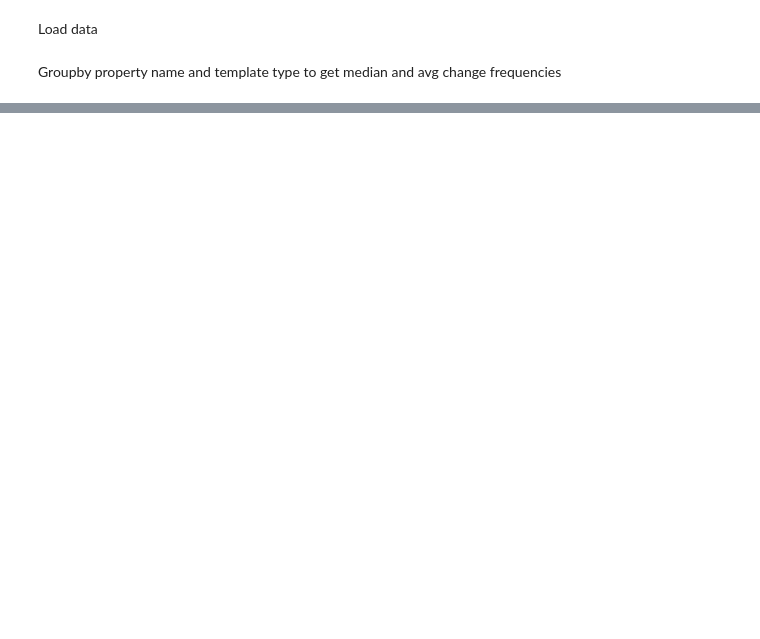
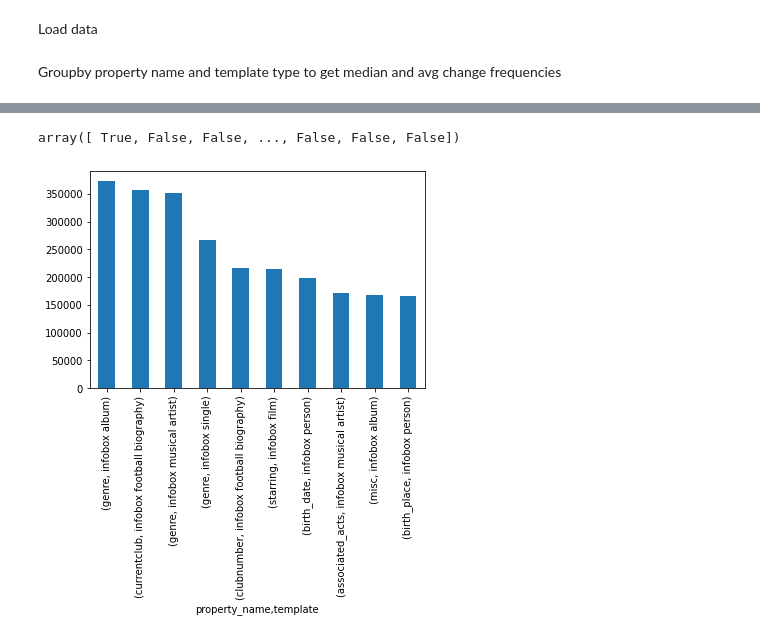
Before and after one commit to HPI-Information-Systems/wikipedia_cleanup, a Jupyter notebook: data_exploration/Static-Dynamic.ipynb, the cells around one changed output, grey strips where cells are left out. Drawn from its saved outputs; the diff is of its cells as text; code cells hidden in the pictures; blank space fills up the shorter version.

Commit message:
new and improved static dynamic labeling

```diff
--- a/data_exploration/Static-Dynamic.ipynb
+++ b/data_exploration/Static-Dynamic.ipynb
@@ -45,0 +88,22 @@ median_dynamic_infoboxes = median_time_diff[median_time_diff['static']=False][['
+# %%
+avg_static_tuples = [tuple(v) for v in avg_static_infoboxes.values]
+avg_dynamic_tuples = [tuple(v) for v in avg_dynamic_infoboxes.values]
+median_static_tuples = [tuple(v) for v in median_static_infoboxes.values]
+median_dynamic_tuples = [tuple(v) for v in median_dynamic_infoboxes.values]
+# %%
+g = data.groupby(['property_name','template'])['infobox_key'].count()
+# %%
+g.index.isin(avg_static_tuples)
+# %% [output]
+array([ True, False, False, ..., False, False, False])
+# %%
+static_data = g[g.index.isin(avg_static_tuples)]
+dynamic_data = g[g.index.isin(avg_dynamic_tuples)]
+# %%
+static_data = static_data.sort_values(ascending=False)
+dynamic_data = dynamic_data.sort_values(ascending=False)
+# %%
+static_data[:10].plot.bar()
+plt.show()
+# %% [output]
+[figure, added]
```
Also changed, not shown: parts of 21 cells of this notebook.
